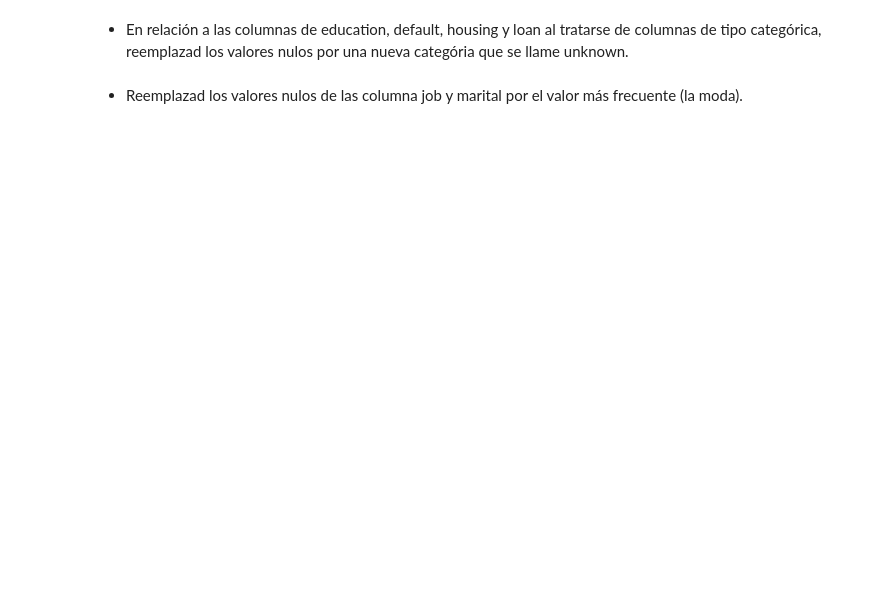
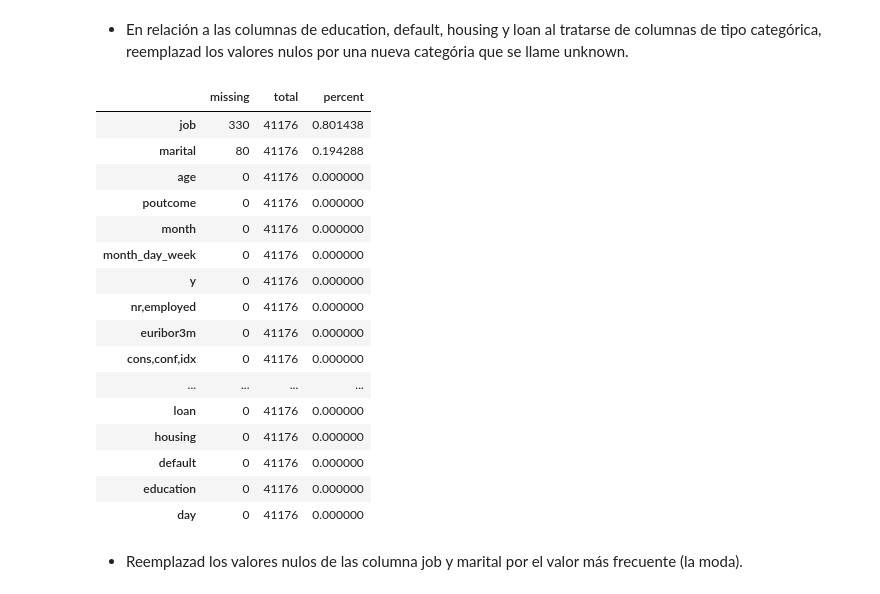
Before and after one commit to Adalab/promo-d-da-modulo2-sprint2-jacqueline-laura-lidya, a Jupyter notebook: limpieza/limpieza-leccion4-valores-nulos-pair.ipynb, the cells around one changed output. Cells and saved outputs as stored; diff of their text form; code cells hidden in the pictures; blank space fills up the shorter version.

```diff
--- a/limpieza/limpieza-leccion4-valores-nulos-pair.ipynb
+++ b/limpieza/limpieza-leccion4-valores-nulos-pair.ipynb
@@ -71,3 +72,5 @@ df_bank.stb.missing()
 | day | 0 | 41176 | 0.000000 |
 # %% [markdown]
 - Reemplazad los valores nulos de la columna duration por la mediana de la edad, redondeada a dos decimales.
+# %%
+df_bank["duration"].fillna(df_bank["duration"].median().round(2), inplace = True)
@@ -74,4 +97,29 @@ df_bank.stb.missing()
 # %% [markdown]
 - En relación a las columnas de education, default, housing y loan al tratarse de columnas de tipo categórica, reemplazad los valores nulos por una nueva categória que se llame unknown.
+# %%
+lista_columnas_unknown = ["education", "default", "housing", "loan"]
+
+for i in lista_columnas_unknown:
+    df_bank[i].fillna("Unknown", inplace = True)
+# %%
+df_bank.stb.missing()
+# %% [output]
+|  | missing | total | percent |
+| job | 330 | 41176 | 0.801438 |
+| marital | 80 | 41176 | 0.194288 |
+| age | 0 | 41176 | 0.000000 |
+| poutcome | 0 | 41176 | 0.000000 |
+| month | 0 | 41176 | 0.000000 |
+| month_day_week | 0 | 41176 | 0.000000 |
+| y | 0 | 41176 | 0.000000 |
+| nr,employed | 0 | 41176 | 0.000000 |
+| euribor3m | 0 | 41176 | 0.000000 |
+| cons,conf,idx | 0 | 41176 | 0.000000 |
+| ... | ... | ... | ... |
+| loan | 0 | 41176 | 0.000000 |
+| housing | 0 | 41176 | 0.000000 |
+| default | 0 | 41176 | 0.000000 |
+| education | 0 | 41176 | 0.000000 |
+| day | 0 | 41176 | 0.000000 |
 # %% [markdown]
 - Reemplazad los valores nulos de las columna job y marital por el valor más frecuente (la moda).
```
Also changed, not shown: parts of 6 cells of this notebook.
